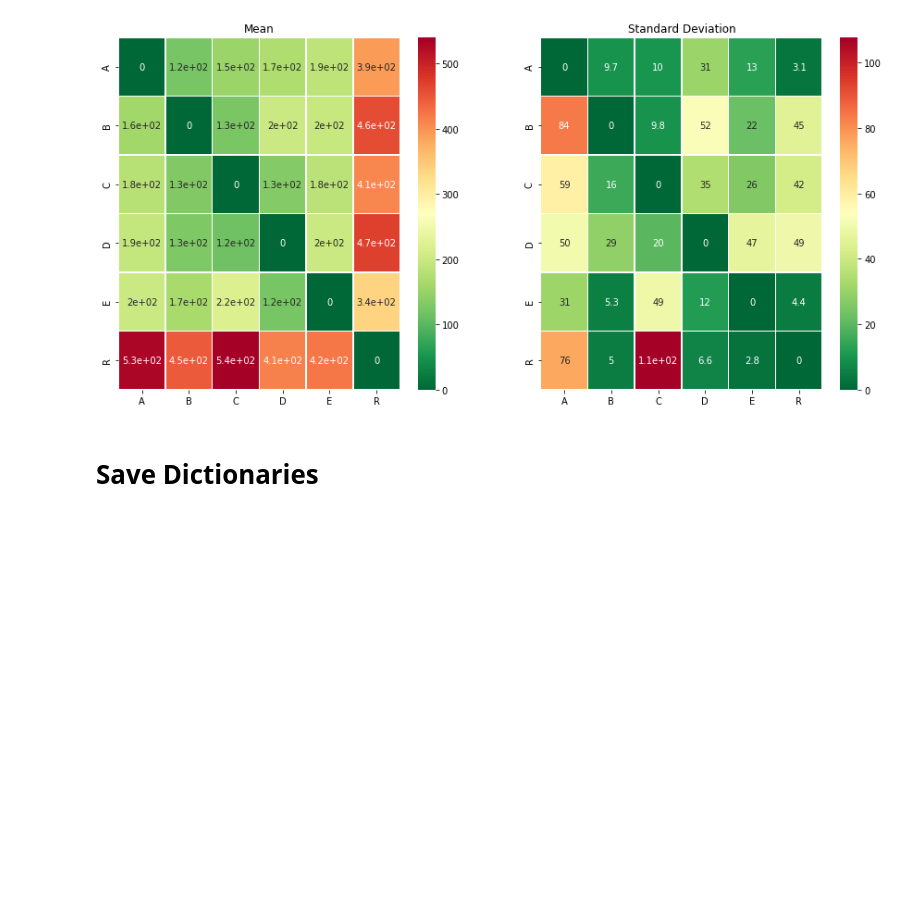
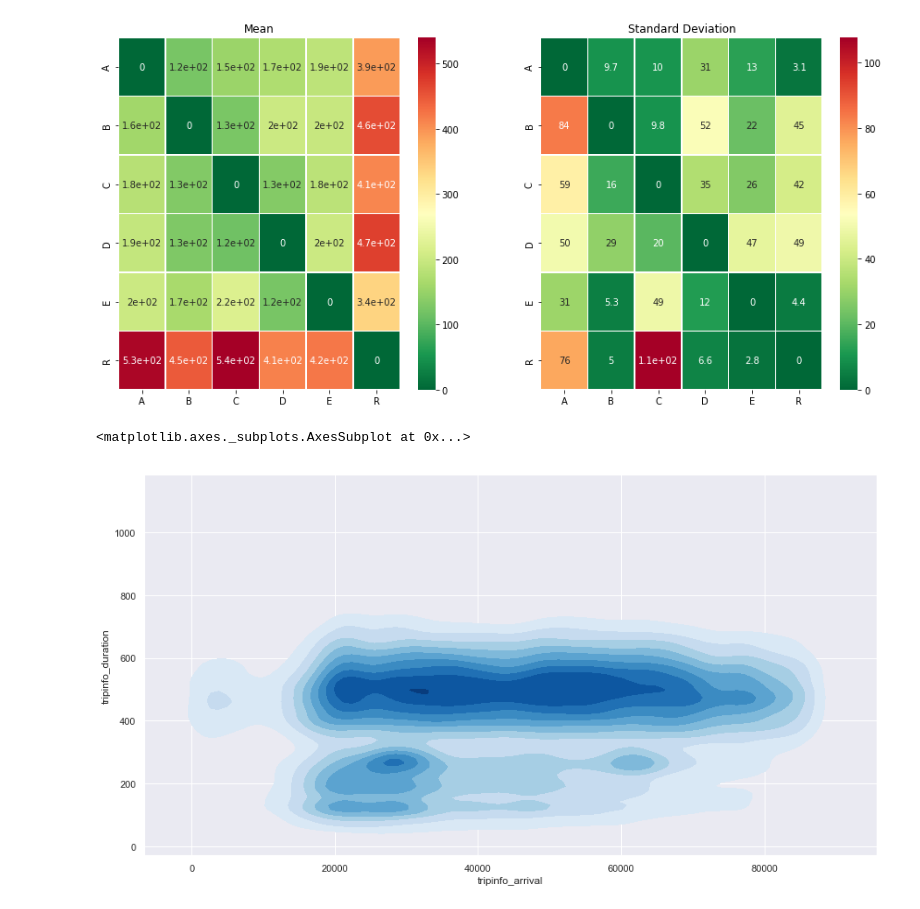
Before and after one commit to NREL/ATHENA-sumo, a Jupyter notebook: Sumo/Simulations/Output_for_objective_function.ipynb, the cells around one changed output. Cells and saved outputs as stored; diff of their text form; code cells hidden in the pictures; blank space fills up the shorter version.

```diff
--- a/Sumo/Simulations/Output_for_objective_function.ipynb
+++ b/Sumo/Simulations/Output_for_objective_function.ipynb
@@ -409,5 +421,3 @@ plt.title("Standard Deviation")
 # %% [output]
 Text(0.5, 1.0, 'Standard Deviation')
 [figure]
-# %% [markdown]
-# Save Dictionaries
@@ -415,0 +424,9 @@ Text(0.5, 1.0, 'Standard Deviation')
+# %%
+plt.figure(figsize=(15,8))
+sns.set()
+
+# sns.lmplot("tripinfo_arrival", "tripinfo_duration",hue="terminal", fit_reg=False,data=trip)
+sns.kdeplot(trip.tripinfo_arrival, trip.tripinfo_duration,cmap="Blues", shade=True, shade_lowest=False)
+# %% [output]
+<matplotlib.axes._subplots.AxesSubplot at 0x...>
+[figure, added]
```
Also changed, not shown: parts of 14 cells of this notebook.
